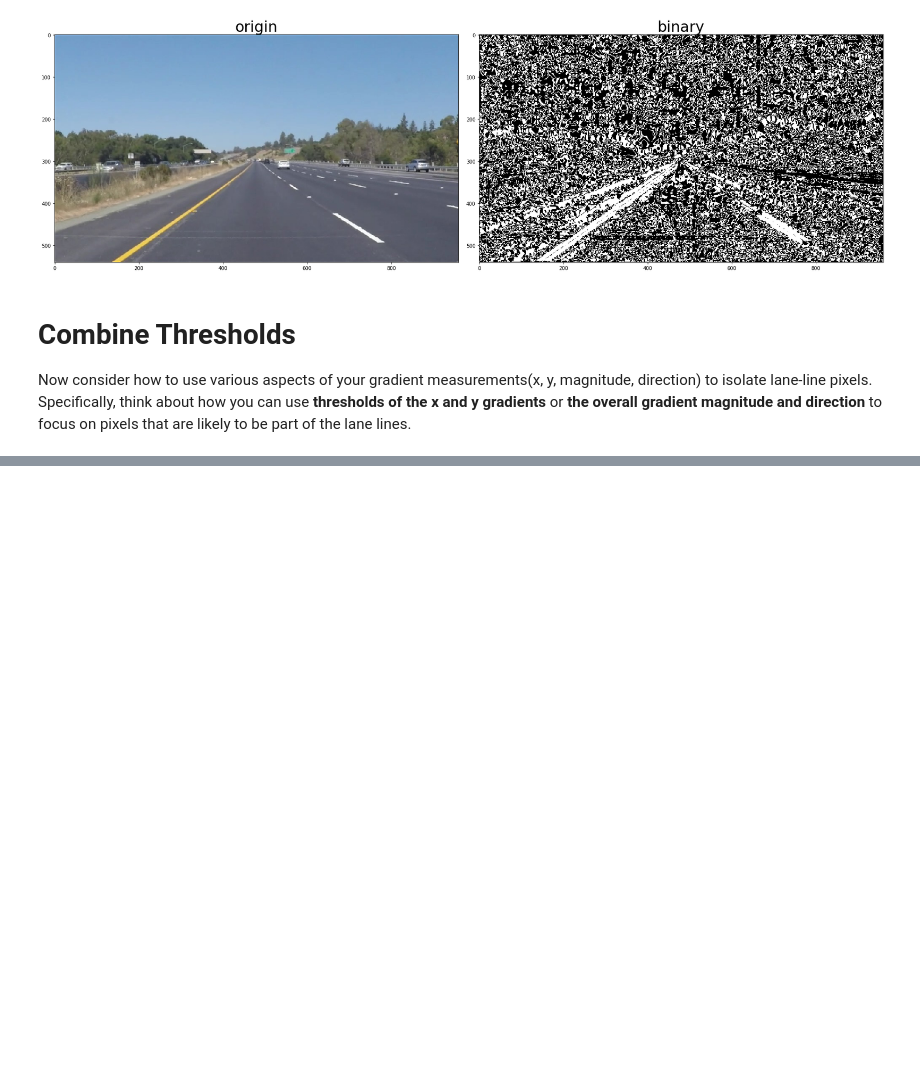
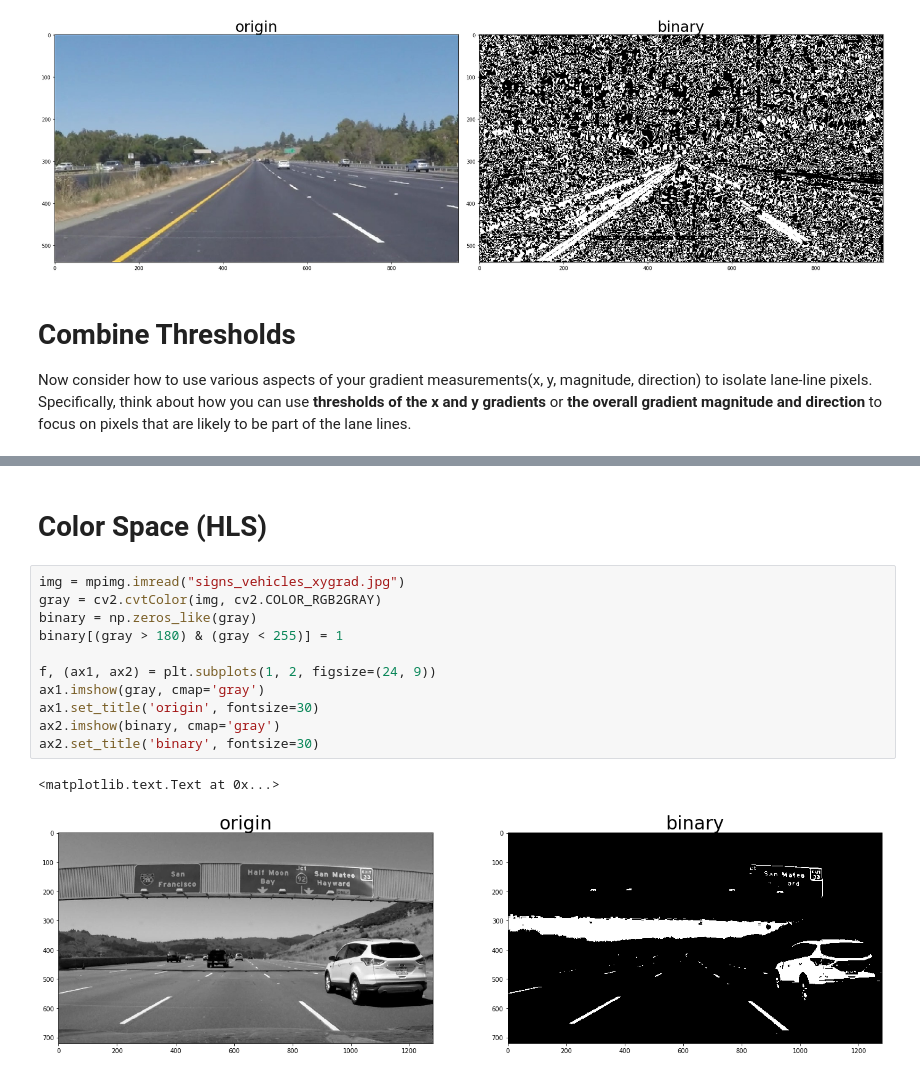
Before and after one commit to liferlisiqi/Advanced-Lane-Finding, a Jupyter notebook: Advanced-lane-lines.ipynb, the cells around one changed output, grey strips where cells are left out. Drawn from its saved outputs; the diff is of its cells as text; blank space fills up the shorter version.

```diff
--- a/Advanced-lane-lines.ipynb
+++ b/Advanced-lane-lines.ipynb
@@ -202,3 +201,19 @@ plt.subplots_adjust(left=0, right=1, top=0.9, bottom=0.0)
 (([], <a list of 0 Text xticklabel objects>),
  ([], <a list of 0 Text yticklabel objects>))
 [figure]
+# %% [markdown]
+# Color Space (HLS)
+# %%
+img = mpimg.imread("signs_vehicles_xygrad.jpg")
+gray = cv2.cvtColor(img, cv2.COLOR_RGB2GRAY)
+binary = np.zeros_like(gray)
+binary[(gray > 180) & (gray < 255)] = 1
+
+f, (ax1, ax2) = plt.subplots(1, 2, figsize=(24, 9))
+ax1.imshow(gray, cmap='gray')
+ax1.set_title('origin', fontsize=30)
+ax2.imshow(binary, cmap='gray')
+ax2.set_title('binary', fontsize=30)
+# %% [output]
+<matplotlib.text.Text at 0x...>
+[figure, added]
```
Also changed, not shown: parts of 7 cells of this notebook.
